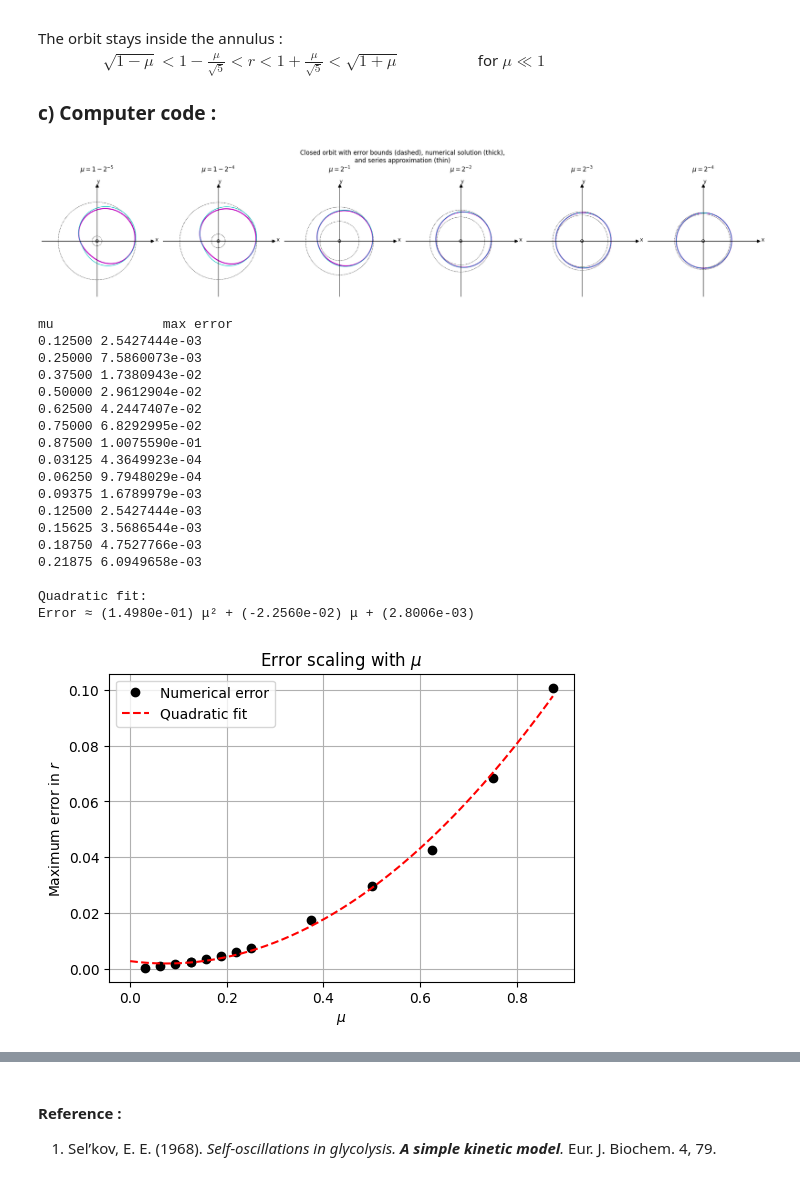
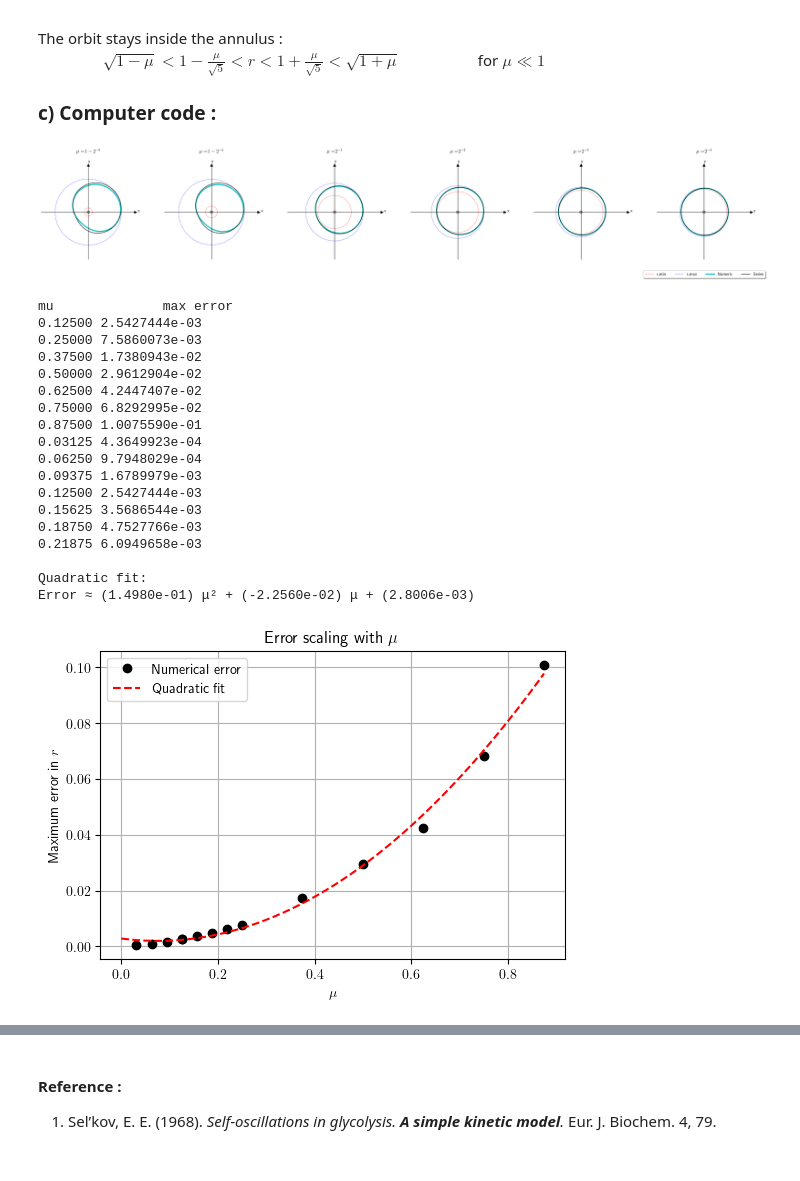
Before and after one commit to Chaks1603/Python-Assignments, a Jupyter notebook: Chaotic Systems/2D Maps/Poincaré−Bendixson Theorem.ipynb, the cells around one changed output, grey strips where cells are left out. Saved outputs shown, nothing was run; the diff lists cells and outputs as text; code cells hidden in the pictures.

```diff
--- a/Chaotic Systems/2D Maps/Poincaré−Bendixson Theorem.ipynb
+++ b/Chaotic Systems/2D Maps/Poincaré−Bendixson Theorem.ipynb
@@ -1,9 +1,14 @@
 # %%
+import warnings
+import time
+import os
 import numpy as np
 import matplotlib as mpl
 import matplotlib.cm as cm
 import matplotlib.pyplot as plt
 from scipy.integrate import ode, odeint, solve_ivp
+warnings.filterwarnings('ignore')
+plt.rcParams['text.usetex'] = True
 # %%
 def customize_axes(ax, x_p=0, y_p=0, x_p_direction='bottom', y_p_direction='left'):
     ax.spines['right'].set_color('none')
@@ -221,45 +208,43 @@ def numerical_orbit(mu, T=200*np.pi):
     theta -= theta[0]
     return theta, r
 
 mus = [1-2**(-5),1-2**(-4), 2**(-1), 2**(-2), 2**(-3), 2**(-4)]
 muZ = ['$1-2^{-5}$','$1-2^{-4}$', '$2^{-1}$', '$2^{-2}$', '$2^{-3}$', '$2^{-4}$']
-fig, axes = plt.subplots(1, 6, figsize=(20,4))
-
+fig, axes = plt.subplots(1,6, figsize=(24, 5))
+axes = axes.flatten()
 for ax, mu, mZ in zip(axes, mus, muZ):
     theta, r_num = numerical_orbit(mu)
     r_app = r_series(theta, mu)
     x_num = r_num*np.cos(theta)
     y_num = r_num*np.sin(theta)
     x_app = r_app*np.cos(theta)
     y_app = r_app*np.sin(theta)
     th = np.linspace(0, 2*np.pi, 400)
     r_min = np.sqrt(1 - mu)
     r_max = np.sqrt(1 + mu)
 
-    customize_axes(ax)
-    ax.plot(r_min*np.cos(th), r_min*np.sin(th), 'k--', lw=0.51)
-    ax.plot(r_max*np.cos(th), r_max*np.sin(th), 'k--', lw=0.51)
-    ax.plot(x_num, y_num, 'm', lw=2, label='Numerical')
-    ax.plot(x_app, y_app, 'c', lw=1, label='Series')
+    ax.plot(r_min*np.cos(th), r_min*np.sin(th), 'r--', lw=0.51, label='r_min')
+    ax.plot(r_max*np.cos(th), r_max*np.sin(th), 'b--', lw=0.51, label='r_max')
+    ax.plot(x_num, y_num, 'c', lw=2.5, label='Numeric')
+    ax.plot(x_app, y_app, 'k', lw=1, label='Series')
     ax.set_title(rf'$\mu =${mZ}',y=1.1)
     c=plt.Circle((0, 0), 0.05, color='k', fill=False)
     ax.add_artist(c)
     ax.set_aspect('equal')
     ax.set_xlim(-2,2)
     ax.set_ylim(-2,2)
     ax.set_xticks([])
     ax.set_yticks([])
     ax.grid(True)
     ax.text(0,2.1,'y')
     ax.text(2.1,0,'x')
-
-plt.suptitle(
-    "Closed orbit with error bounds (dashed), numerical solution (thick),\n"
-    "and series approximation (thin)",y=1.05)
+    customize_axes(ax)
+plt.legend(['r_min','r_max','Numeric','Series'],
+           loc='upper center', bbox_to_anchor=(0.5, -0.1),  fancybox=True, shadow=True, ncol=5)
 plt.tight_layout()
 plt.show()
 # %% [output]
-[figure, old version]
+[figure, new version]
 # %%
 mu_values = np.array([1/8,2/8,3/8,4/8,5/8,6/8,7/8, 1/32, 2/32, 3/32, 4/32, 5/32, 6/32, 7/32])
 errors = []
@@ -310,5 +295,5 @@ mu              max error
 
 Quadratic fit:
 Error ≈ (1.4980e-01) μ² + (-2.2560e-02) μ + (2.8006e-03)
-[figure, old version]
+[figure, new version]
 # %% [markdown]
```
Also changed, not shown: parts of 20 cells of this notebook.
